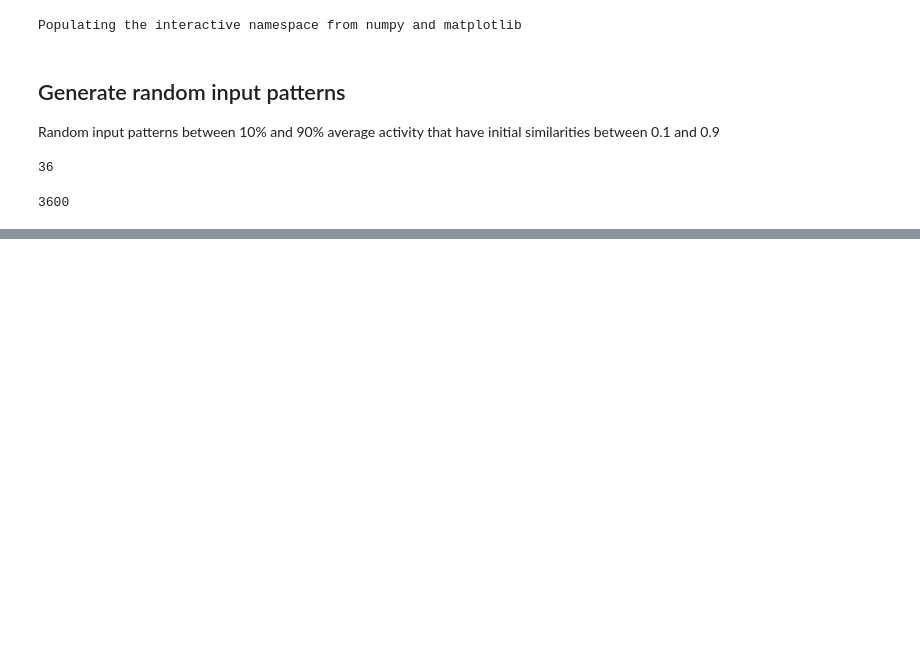
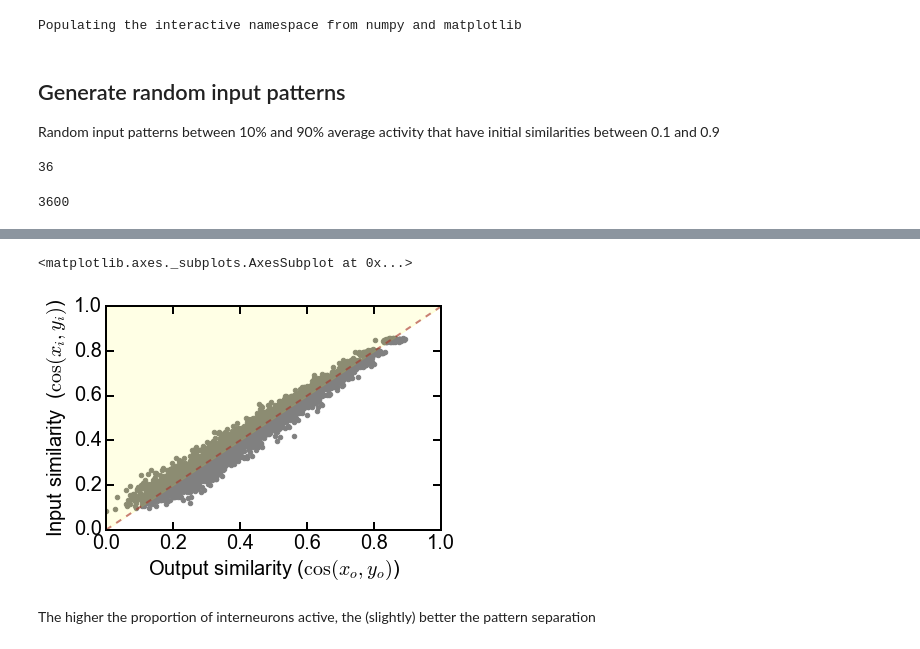
Before and after one commit to ClaudiaEsp/inet, a Jupyter notebook: Simulations/Random inhibition.ipynb, the cells around one changed output, grey strips where cells are left out. Saved outputs shown, nothing was run; the diff lists cells and outputs as text; code cells hidden in the pictures; blank space fills up the shorter version.

```diff
--- a/Simulations/Random inhibition.ipynb
+++ b/Simulations/Random inhibition.ipynb
@@ -46,3 +67,10 @@ Max similarity = 0.86, Min similarity = 0.092
+# %%
+separation_plot(separation.insimilarity, separation.outsimilarity)
+# %% [output]
+<matplotlib.axes._subplots.AxesSubplot at 0x...>
+[figure, added]
+# %% [markdown]
+The higher the proportion of interneurons active, the (slightly) better the pattern separation
 # %%
 PIE = 0.248571428571 # probability of connections
 I_network1 = randpattern(1000,1-PIE) # 25% of neurons are active (are zeros)
```
Also changed, not shown: parts of 29 cells of this notebook, 3 other files.
